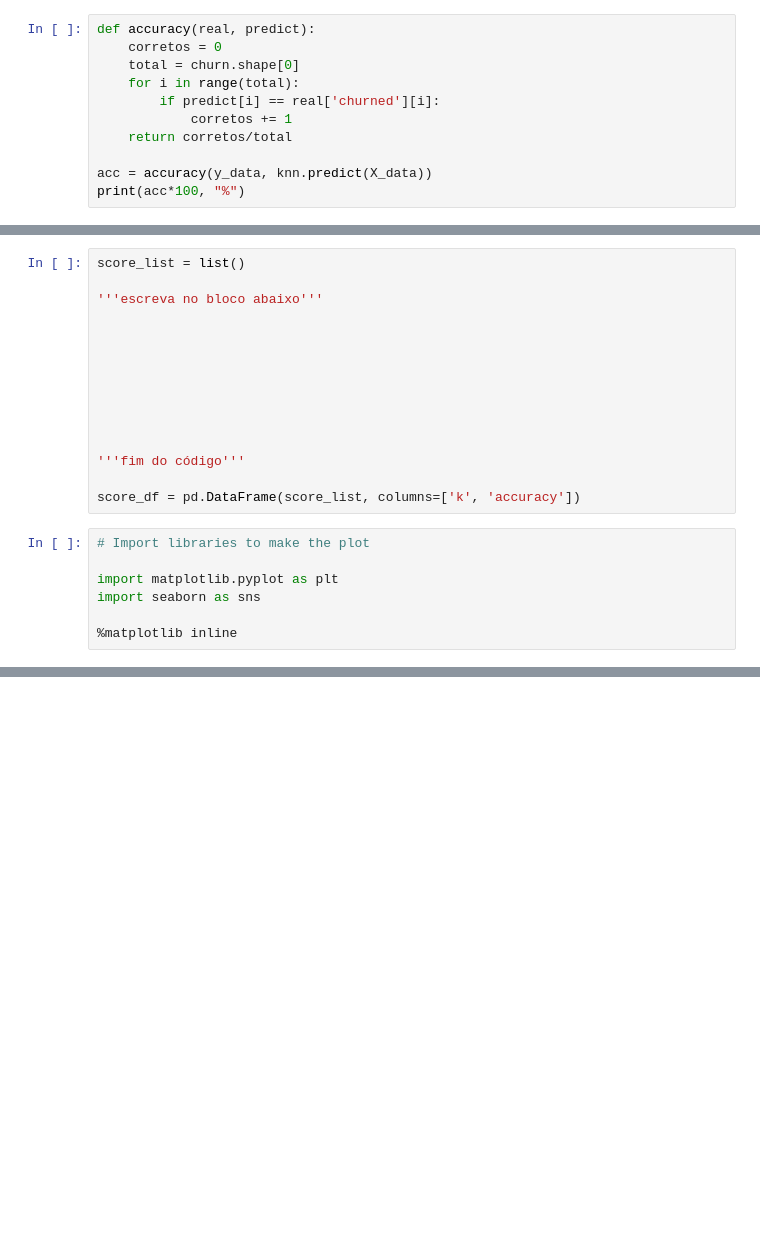
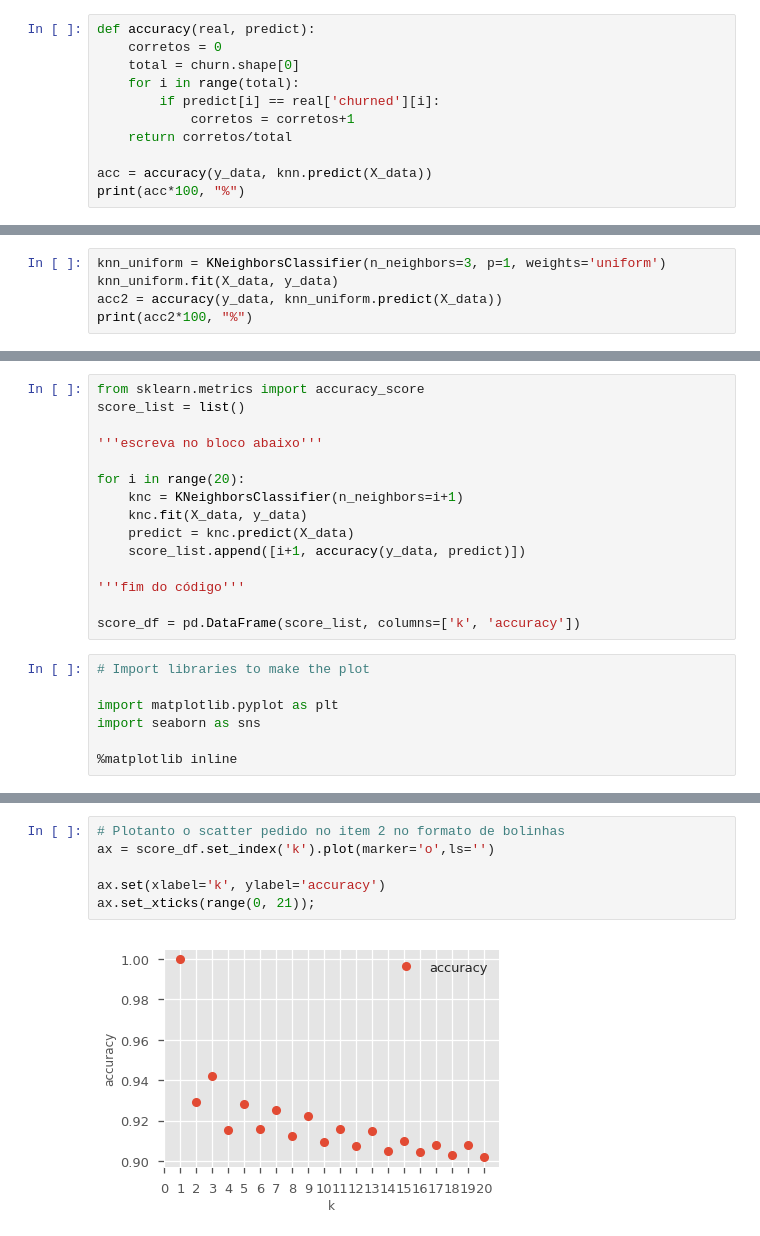
Before and after one commit to sergioppires/UFABC-ML-2018, a Jupyter notebook: Supervised_Learning_and_K_Nearest_Neighbors.ipynb, the cells around one changed output, grey strips where cells are left out. Drawn from its saved outputs; the diff is of its cells as text; blank space fills up the shorter version.

```diff
--- a/Supervised_Learning_and_K_Nearest_Neighbors.ipynb
+++ b/Supervised_Learning_and_K_Nearest_Neighbors.ipynb
@@ -106,7 +110,7 @@ def accuracy(real, predict):
     total = churn.shape[0]
     for i in range(total):
         if predict[i] == real['churned'][i]:
-            corretos += 1
+            corretos = corretos+1
     return corretos/total
 
 acc = accuracy(y_data, knn.predict(X_data))
@@ -125,0 +134,5 @@ print(acc1*100, "%")
+# %%
+knn_uniform = KNeighborsClassifier(n_neighbors=3, p=1, weights='uniform')
+knn_uniform.fit(X_data, y_data)
+acc2 = accuracy(y_data, knn_uniform.predict(X_data))
+print(acc2*100, "%")
@@ -129,16 +144,16 @@ print(acc1*100, "%")
 * Teste o modelo KNN utilizando valores de `n_neighbors` na faixa de 1 a 20. Deixe o restante dos parâmetros como o padrão. Armazene os valores de vizinhos e acurácia em uma lista no formato [(k, acuracia)].
 * Plote um gráfico do tipo *scatter* da acurácia vs vizinhos. O que acontece com `n_neighbors=1`? Por que isso ocorre?
 # %%
+from sklearn.metrics import accuracy_score
 score_list = list()
 
 '''escreva no bloco abaixo'''
 
-
-
-
-
-
-
+for i in range(20):
+    knc = KNeighborsClassifier(n_neighbors=i+1)
+    knc.fit(X_data, y_data)
+    predict = knc.predict(X_data)
+    score_list.append([i+1, accuracy(y_data, predict)])
 
 '''fim do código'''
 
@@ -161,0 +179,8 @@ ax.set_xticks(range(1, 21));
+# %%
+# Plotanto o scatter pedido no item 2 no formato de bolinhas
+ax = score_df.set_index('k').plot(marker='o',ls='')
+
+ax.set(xlabel='k', ylabel='accuracy')
+ax.set_xticks(range(0, 21));
+# %% [output]
+[figure, added]
```
Also changed, not shown: parts of 5 cells of this notebook.
